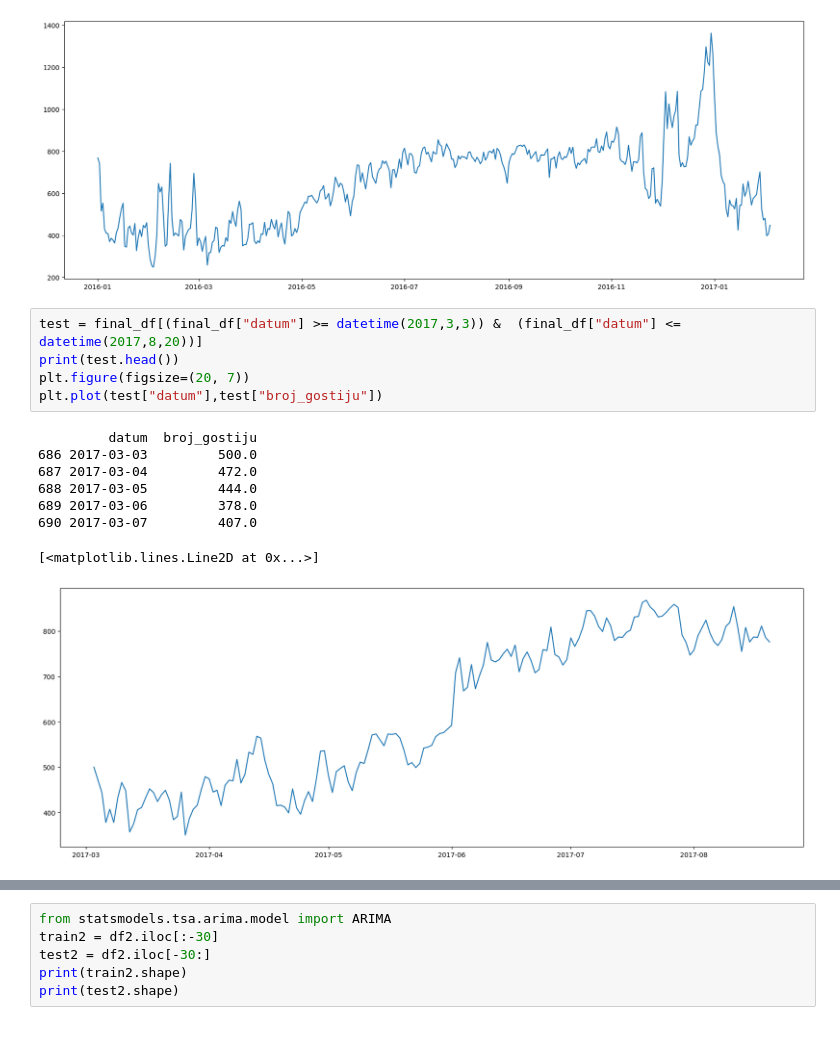
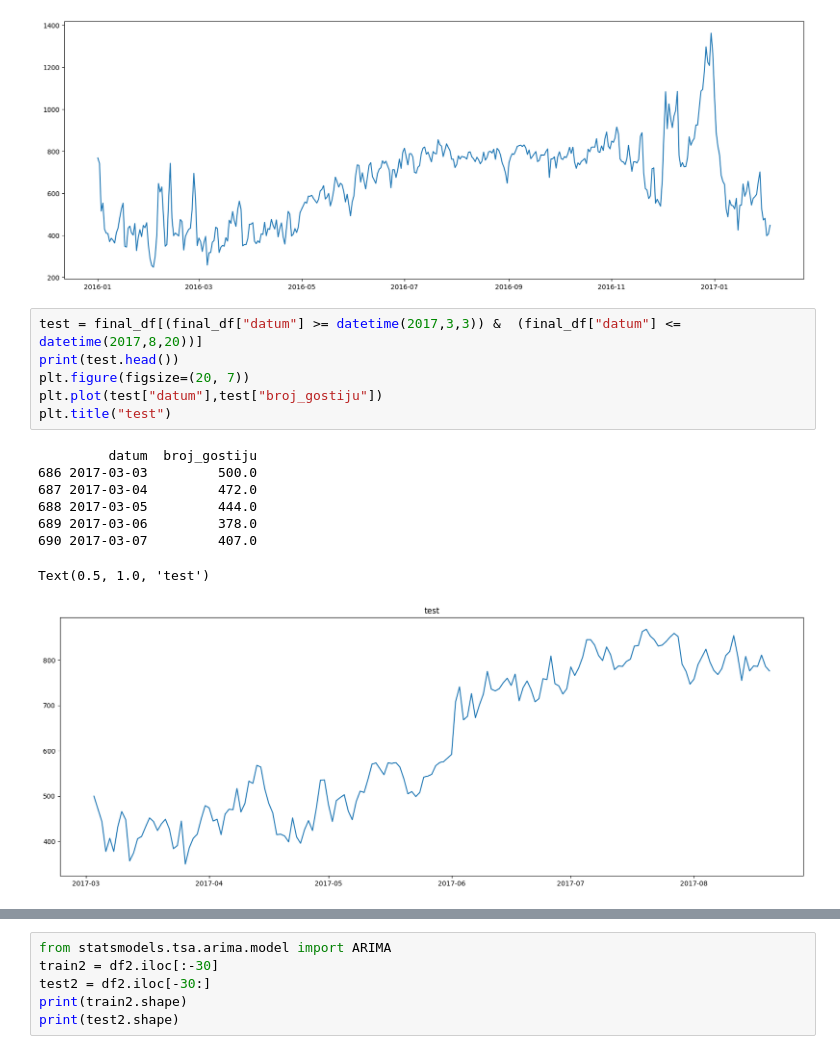
Before and after one commit to Matija-Kukic/lumen, a Jupyter notebook: data_process/total_process/Total_process.ipynb, the cells around one changed output, grey strips where cells are left out. Saved outputs shown, nothing was run; the diff lists cells and outputs as text.

```diff
--- a/data_process/total_process/Total_process.ipynb
+++ b/data_process/total_process/Total_process.ipynb
@@ -114,17 +141,18 @@ plt.plot(train["datum"],train["broj_gostiju"])
 # %%
 test = final_df[(final_df["datum"] >= datetime(2017,3,3)) &  (final_df["datum"] <= datetime(2017,8,20))]
 print(test.head())
 plt.figure(figsize=(20, 7))
 plt.plot(test["datum"],test["broj_gostiju"])
+plt.title("test")
 # %% [output]
          datum  broj_gostiju
 686 2017-03-03         500.0
 687 2017-03-04         472.0
 688 2017-03-05         444.0
 689 2017-03-06         378.0
 690 2017-03-07         407.0
-[<matplotlib.lines.Line2D at 0x...>]
+Text(0.5, 1.0, 'test')
-[figure, old version]
+[figure, new version]
 # %%
 from pmdarima import auto_arima
 df2 = final_df[(final_df["datum"] >= datetime(2015,8,30)) &  (final_df["datum"] <= datetime(2017,8,20))]
```
Also changed, not shown: parts of 11 cells of this notebook.
